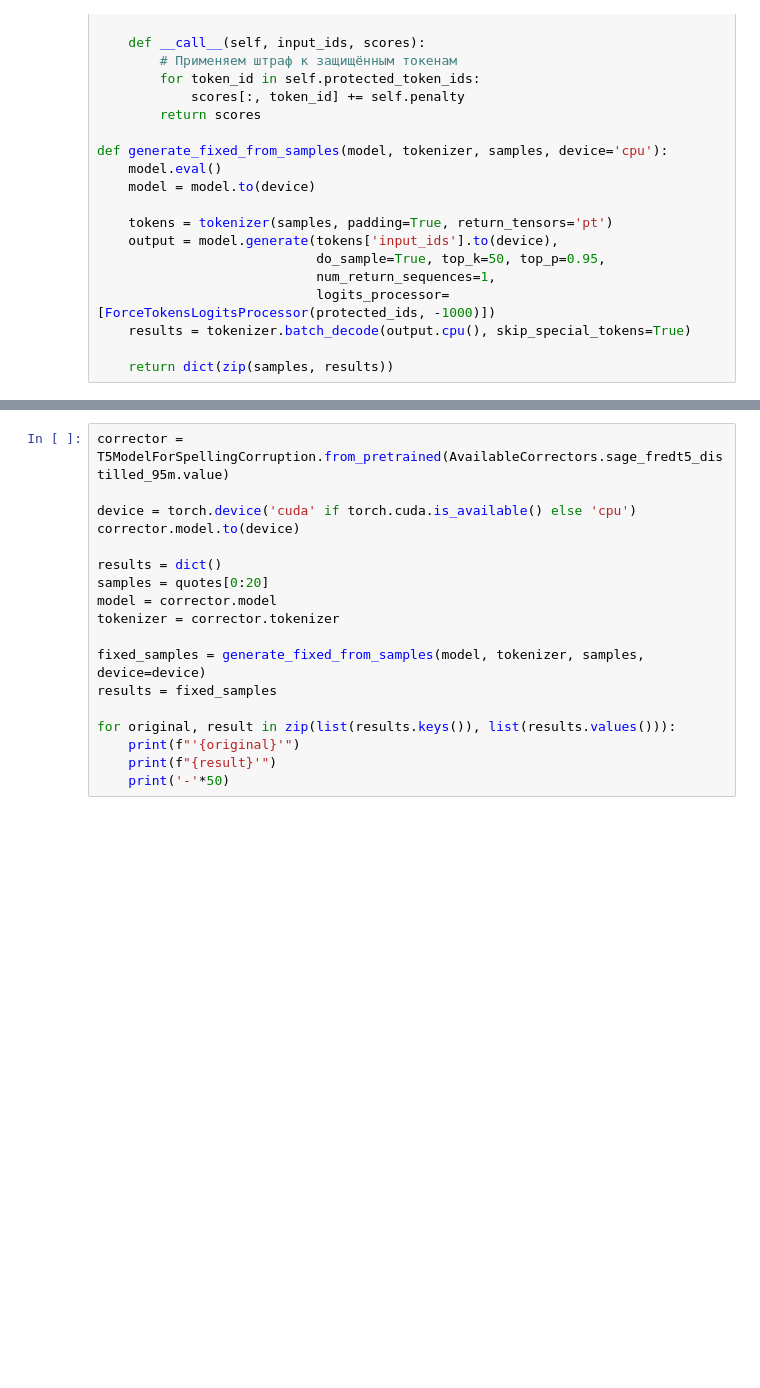
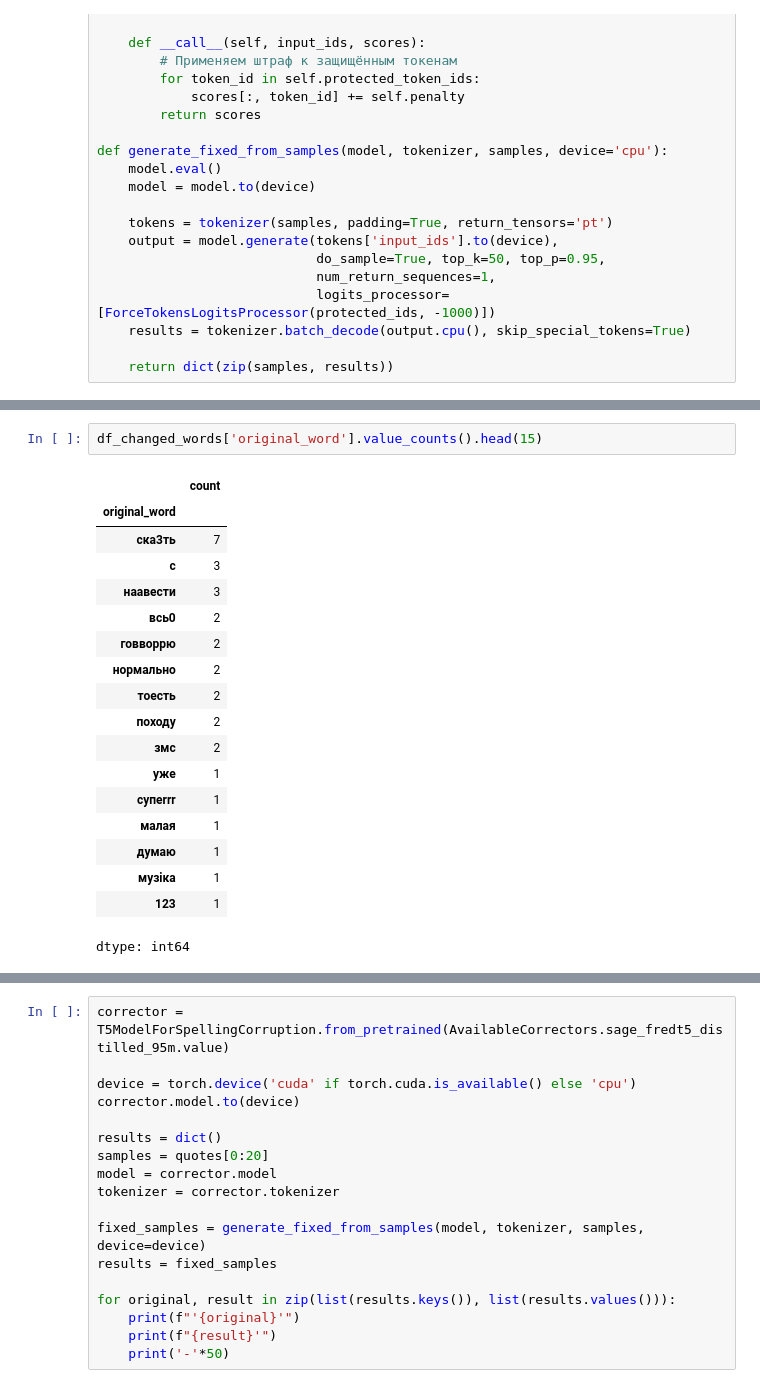
Before and after one commit to MaksimTraper/TopicModel_GPN_Cup_2024, a Jupyter notebook: GPN_IT_Cup_Topic_Model_Traper_2024.ipynb, the cells around one changed output, grey strips where cells are left out. Drawn from its saved outputs; the diff is of its cells as text; blank space fills up the shorter version.

```diff
--- a/GPN_IT_Cup_Topic_Model_Traper_2024.ipynb
+++ b/GPN_IT_Cup_Topic_Model_Traper_2024.ipynb
@@ -174,0 +279,21 @@ for original, result in zip(list(results.keys()), list(results.values())):
+# %%
+df_changed_words['original_word'].value_counts().head(15)
+# %% [output]
+|  | count |
+| original_word |  |
+| ска3ть | 7 |
+| с | 3 |
+| наавести | 3 |
+| всь0 | 2 |
+| говворрю | 2 |
+| нормaльно | 2 |
+| тоесть | 2 |
+| походу | 2 |
+| змс | 2 |
+| ужe | 1 |
+| супеrrr | 1 |
+| малaя | 1 |
+| думaю | 1 |
+| музiка | 1 |
+| 123 | 1 |
+dtype: int64
```
Also changed, not shown: parts of 13 cells of this notebook.
